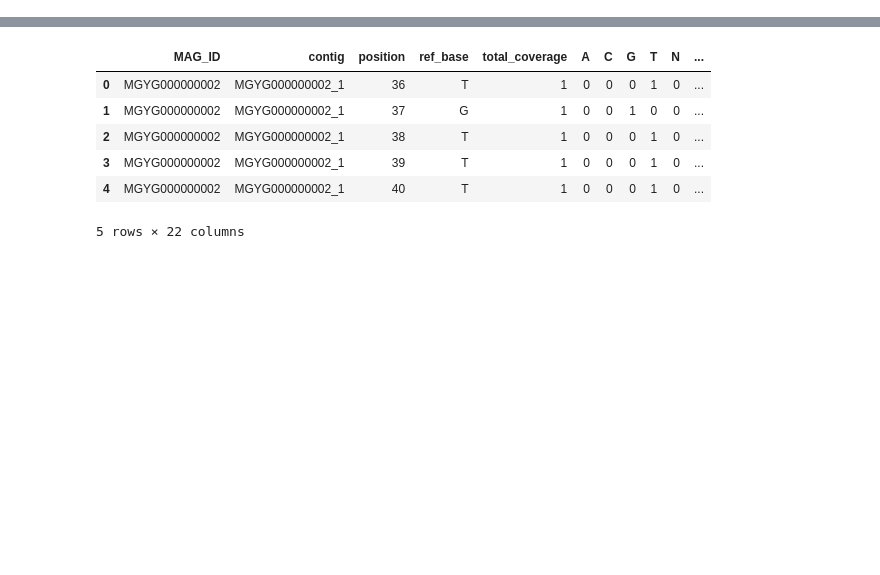
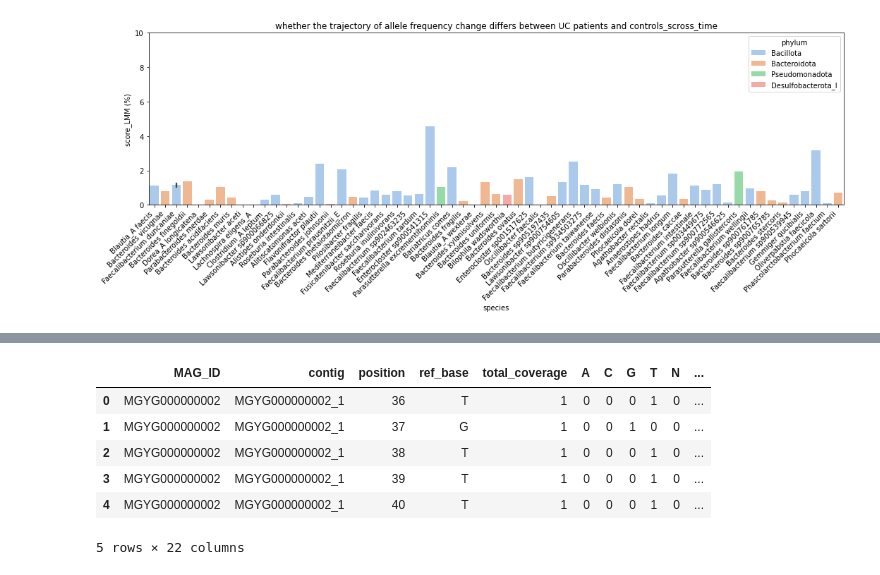
Before and after one commit to jindongmin/AlleleFlux_analysis, a Jupyter notebook: AlleleFre.ipynb, the cells around one changed output, grey strips where cells are left out. Cells and saved outputs as stored; diff of their text form; code cells hidden in the pictures; blank space fills up the shorter version.

```diff
--- a/AlleleFre.ipynb
+++ b/AlleleFre.ipynb
@@ -5,0 +158,2 @@ import numpy as np
+# %%
+df_lmm_across_time_control_UC = pd.read_csv('MAG/scores_lmm_across_time-initial_second-UC_control_UC-MAGs.tsv',sep='\t')
@@ -5,0 +176,14 @@ import numpy as np
+# %%
+#whether the trajectory of allele frequency change differs between UC patients and controls
+plt.figure(figsize=(15,6))
+sns.barplot(data=df_lmm_across_time_control_UC, x='species', y='score_LMM (%)', palette='pastel', hue='phylum')
+plt.xticks(rotation=45, ha='right')
+# Set y-axis from 0 to 1 with step 0.2
+plt.ylim(0, 10)
+#plt.yticks([0, 0.2, 0.4, 0.6, 0.8, 1.0])
+
+plt.title("whether the trajectory of allele frequency change differs between UC patients and controls_scross_time")
+plt.tight_layout()
+plt.show()
+# %% [output]
+[figure, added]
```
Also changed, not shown: parts of 23 cells of this notebook, 1 other file.
